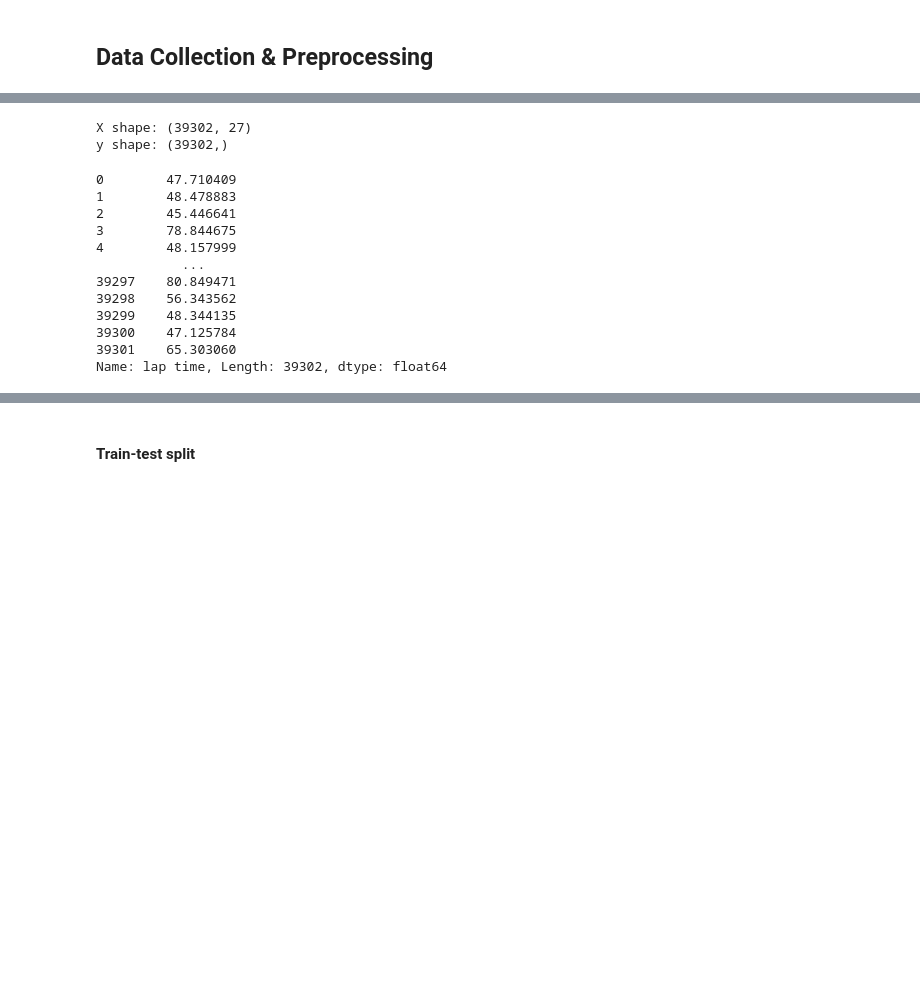
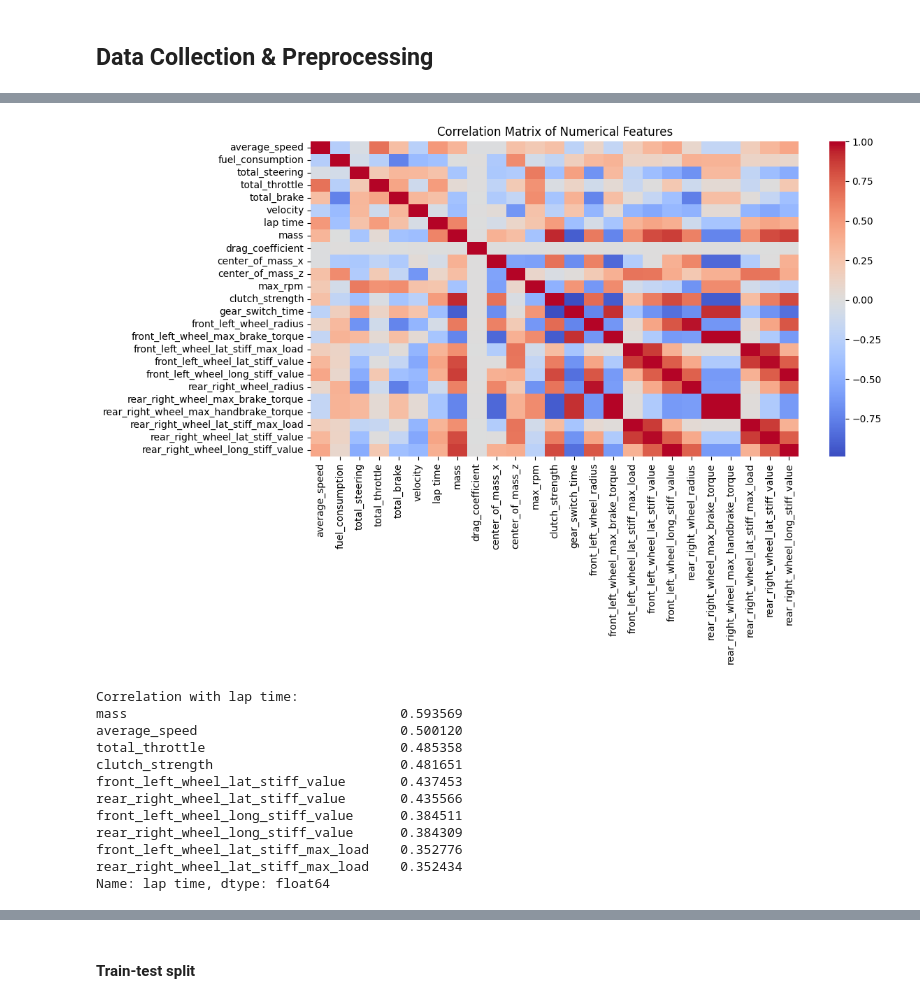
Before and after one commit to CanoniCarLTD/Canonicar_DS, a Jupyter notebook: Canonicar_DS.ipynb, the cells around one changed output, grey strips where cells are left out. Drawn from its saved outputs; the diff is of its cells as text; code cells hidden in the pictures; blank space fills up the shorter version.

```diff
--- a/Canonicar_DS.ipynb
+++ b/Canonicar_DS.ipynb
@@ -275,23 +142,0 @@ y = df_subset[target]
-# %%
-#prints
-
-print("X shape:", X.shape)
-print("y shape:", y.shape)
-# %% [output]
-X shape: (39302, 27)
-y shape: (39302,)
-# %%
-y
-# %% [output]
-0        47.710409
-1        48.478883
-2        45.446641
-3        78.844675
-4        48.157999
-           ...
-39297    80.849471
-39298    56.343562
-39299    48.344135
-39300    47.125784
-39301    65.303060
-Name: lap time, Length: 39302, dtype: float64
@@ -349,0 +143,46 @@ Name: lap time, Length: 39302, dtype: float64
+# %%
+import pandas as pd
+import matplotlib.pyplot as plt
+import seaborn as sns
+
+targets = ["lap time"]
+
+if "targets" not in locals() and "targets" not in globals():
+    raise ValueError(
+        "The variable 'targets' is not defined. Please define it as a list of target column names."
+    )
+
+numerical_cols = df.select_dtypes(include=["float64", "int64"]).columns
+
+valid_targets = [t for t in targets if t in numerical_cols]
+if not valid_targets:
+    raise ValueError(
+        f"None of the target columns {targets} are numeric or present in the DataFrame."
+    )
+
+corr_matrix = df[numerical_cols].corr()
+
+plt.figure(figsize=(12, 8))
+sns.heatmap(corr_matrix, annot=False, cmap="coolwarm", center=0)
+plt.title("Correlation Matrix of Numerical Features")
+plt.tight_layout()
+plt.show()
+
+for target in valid_targets:
+    print(f"\nCorrelation with {target}:")
+    correlations = df[numerical_cols].corr()[target].sort_values(ascending=False)
+    print(correlations[correlations.index != target].head(10))
+# %% [output]
+[figure, added]
+Correlation with lap time:
+mass                                   0.593569
+average_speed                          0.500120
+total_throttle                         0.485358
+clutch_strength                        0.481651
+front_left_wheel_lat_stiff_value       0.437453
+rear_right_wheel_lat_stiff_value       0.435566
+front_left_wheel_long_stiff_value      0.384511
+rear_right_wheel_long_stiff_value      0.384309
+front_left_wheel_lat_stiff_max_load    0.352776
+rear_right_wheel_lat_stiff_max_load    0.352434
+Name: lap time, dtype: float64
```
Also changed, not shown: parts of 49 cells of this notebook, 49 other files.
